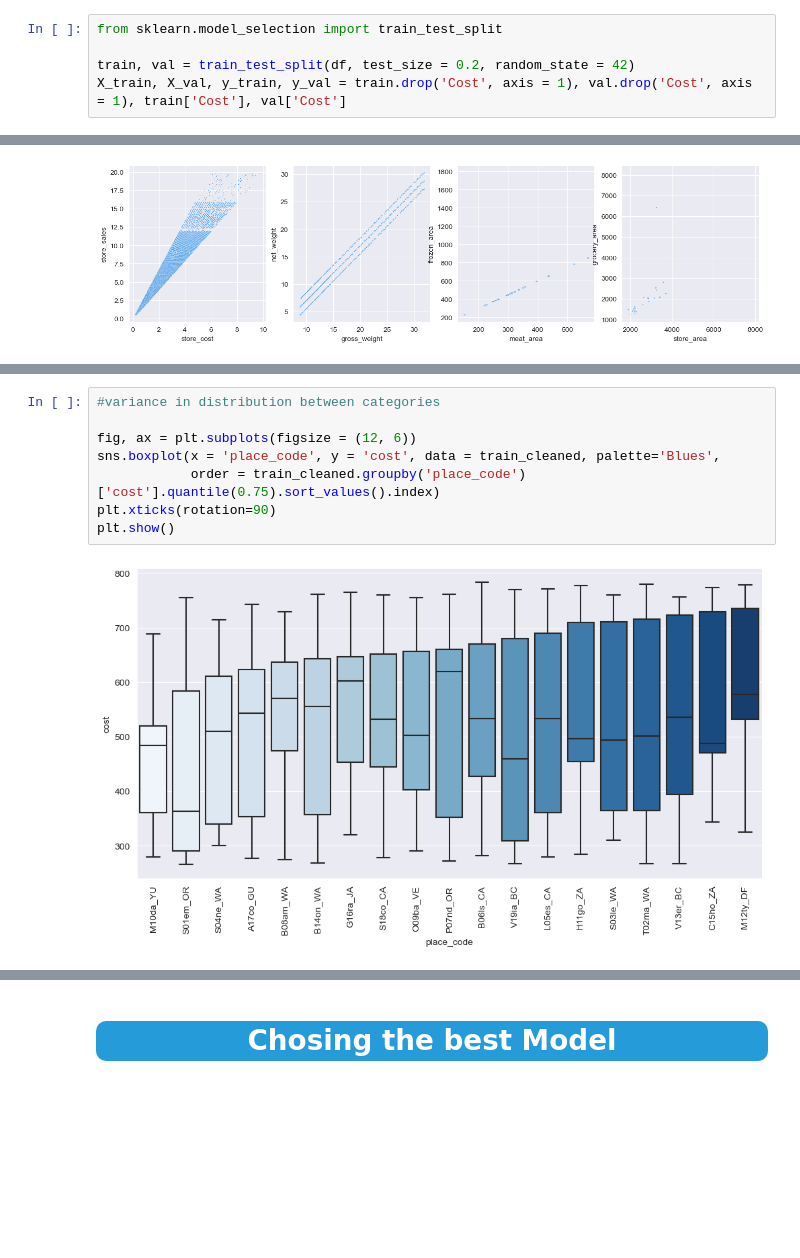
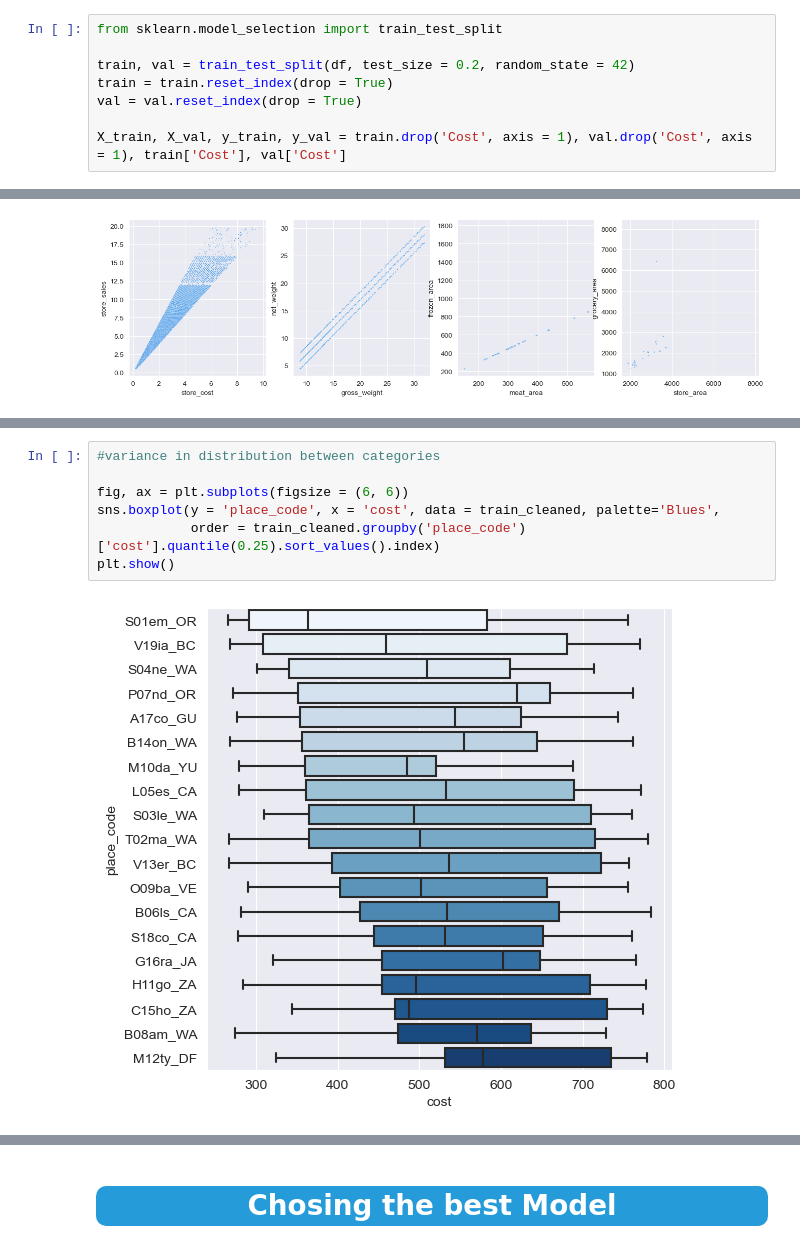
Before and after one commit to AyaHazem61/IEEE-ManSB-VICTORIS-2.0-Data-Science-Competition, a Jupyter notebook: IEEE-ManSB-VICTORIS-2.0-Filtration/regression-challenge-predicting-market-cost.ipynb, the cells around one changed output, grey strips where cells are left out. Saved outputs shown, nothing was run; the diff lists cells and outputs as text; blank space fills up the shorter version.

```diff
--- a/IEEE-ManSB-VICTORIS-2.0-Filtration/regression-challenge-predicting-market-cost.ipynb
+++ b/IEEE-ManSB-VICTORIS-2.0-Filtration/regression-challenge-predicting-market-cost.ipynb
@@ -304,6 +298,9 @@ df.loc[(df == 'missing').any(axis = 1)]
 from sklearn.model_selection import train_test_split
 
 train, val = train_test_split(df, test_size = 0.2, random_state = 42)
+train = train.reset_index(drop = True)
+val = val.reset_index(drop = True)
+
 X_train, X_val, y_train, y_val = train.drop('Cost', axis = 1), val.drop('Cost', axis = 1), train['Cost'], val['Cost']
 # %%
 cols_rename = ['batch_num', 'person_description', 'place_code', 'customer_order',
@@ -779,12 +520,11 @@ plt.show()
 # %%
 #variance in distribution between categories
 
-fig, ax = plt.subplots(figsize = (12, 6))
-sns.boxplot(x = 'place_code', y = 'cost', data = train_cleaned, palette='Blues',
-            order = train_cleaned.groupby('place_code')['cost'].quantile(0.75).sort_values().index)
-plt.xticks(rotation=90)
+fig, ax = plt.subplots(figsize = (6, 6))
+sns.boxplot(y = 'place_code', x = 'cost', data = train_cleaned, palette='Blues',
+            order = train_cleaned.groupby('place_code')['cost'].quantile(0.25).sort_values().index)
 plt.show()
 # %% [output]
-[figure, old version]
+[figure, new version]
 # %%
 #variance in distribution between categories ====>>>> most important variable
```
Also changed, not shown: parts of 31 cells of this notebook, 1 other file.
